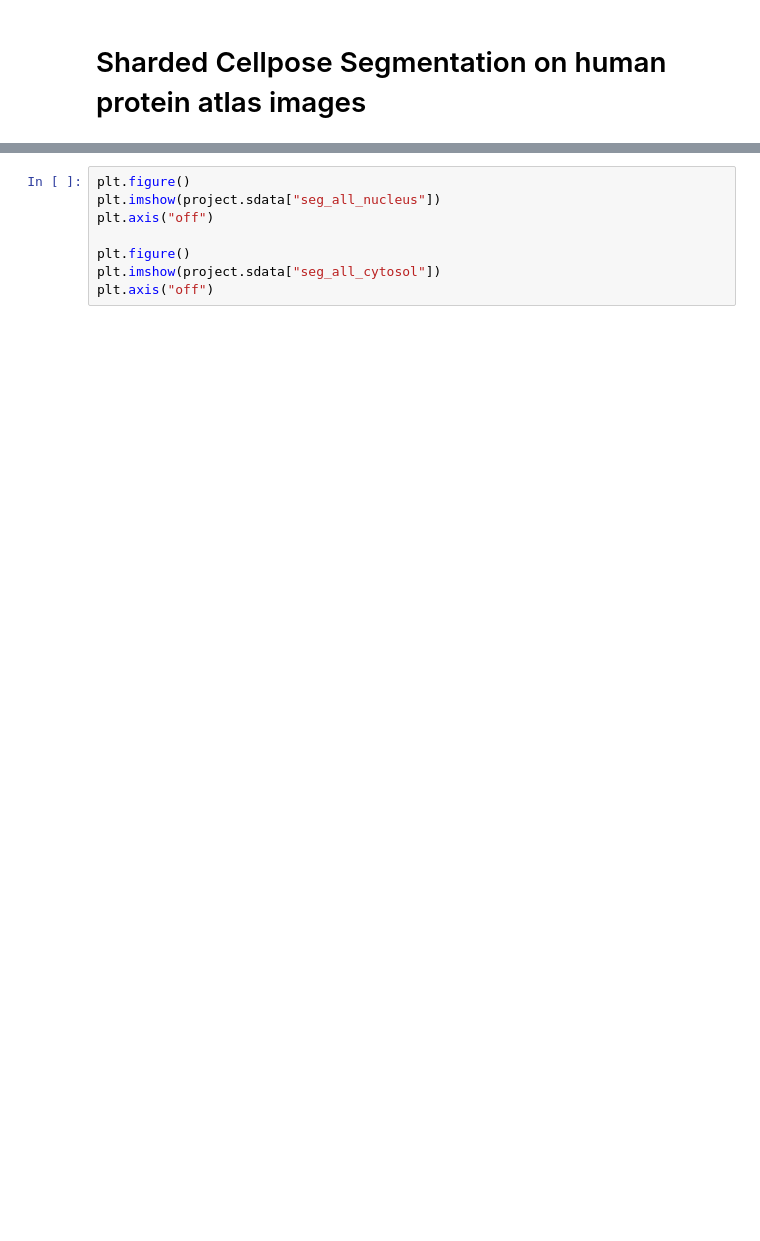
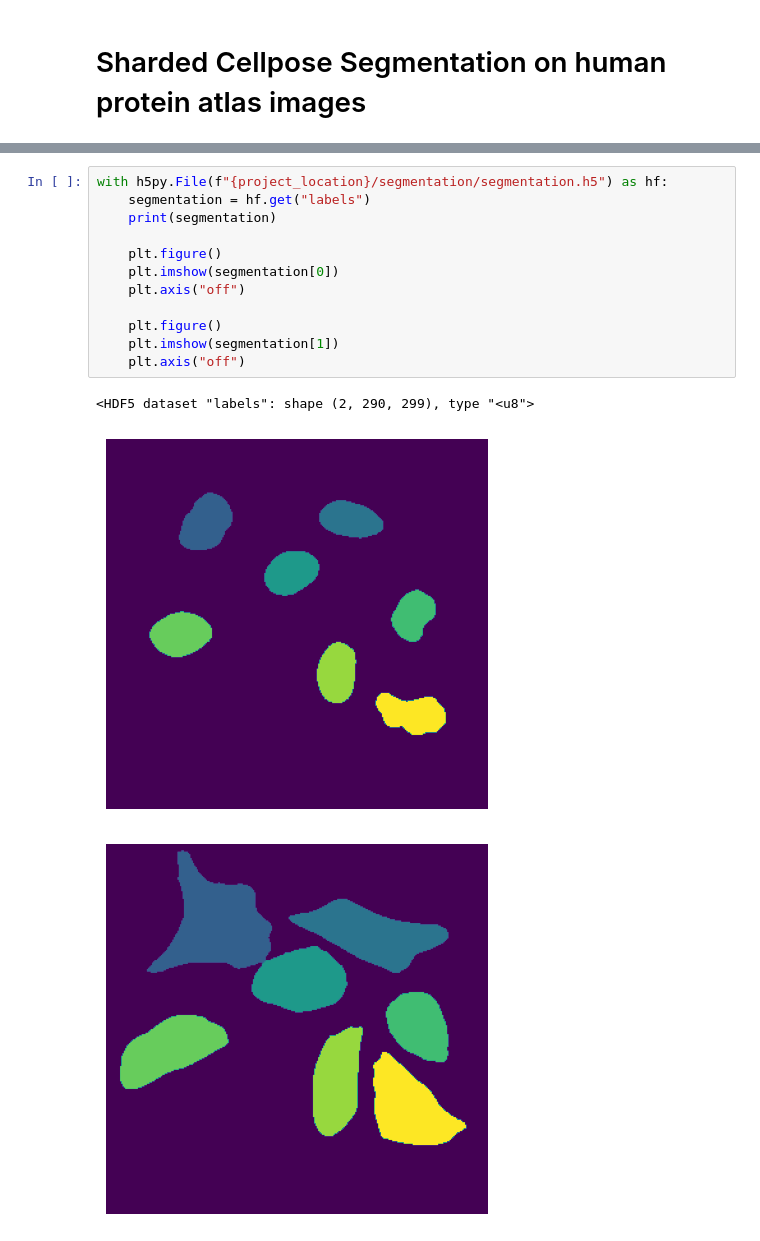
Before and after one commit to MannLabs/scPortrait-notebooks, a Jupyter notebook: example_projects/example_2/processing_notebook.ipynb, the cells around one changed output, grey strips where cells are left out. Drawn from its saved outputs; the diff is of its cells as text; blank space fills up the shorter version.

```diff
--- a/example_projects/example_2/processing_notebook.ipynb
+++ b/example_projects/example_2/processing_notebook.ipynb
@@ -103,10 +129,18 @@ project.segment()
 # %%
-plt.figure()
-plt.imshow(project.sdata["seg_all_nucleus"])
-plt.axis("off")
+with h5py.File(f"{project_location}/segmentation/segmentation.h5") as hf:
+    segmentation = hf.get("labels")
+    print(segmentation)
 
-plt.figure()
-plt.imshow(project.sdata["seg_all_cytosol"])
-plt.axis("off")
+    plt.figure()
+    plt.imshow(segmentation[0])
+    plt.axis("off")
+
+    plt.figure()
+    plt.imshow(segmentation[1])
+    plt.axis("off")
+# %% [output]
+<HDF5 dataset "labels": shape (2, 290, 299), type "<u8">
+[figure, added]
+[figure, added]
 # %%
 project.extract()
```
Also changed, not shown: parts of 10 cells of this notebook, 2 other files.
